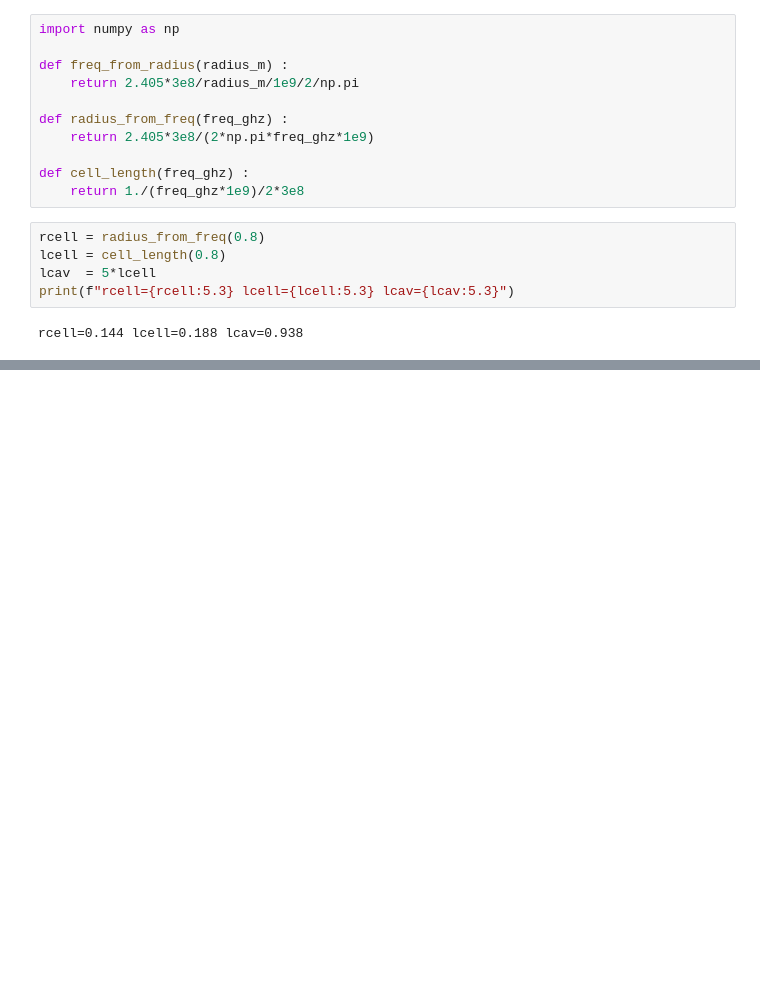
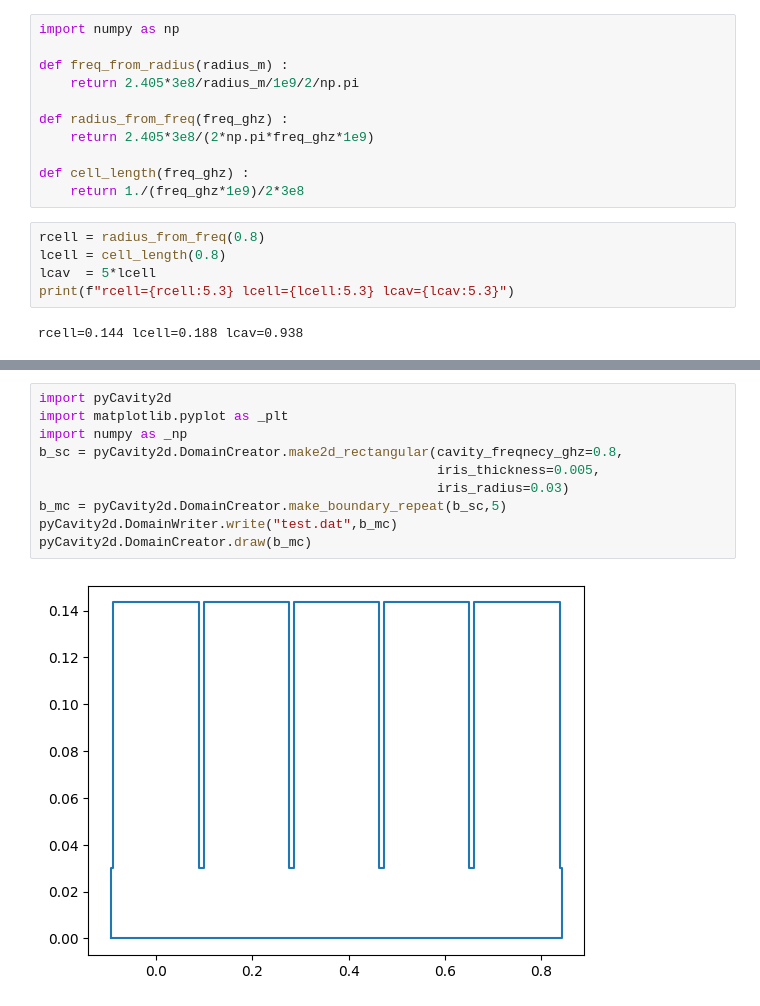
Before and after one commit to stewartboogert/pyAcceleratorFEM, a Jupyter notebook: tutorial/Tutorial_5Cell_800MHz_Rectangular.ipynb, the cells around one changed output, grey strips where cells are left out. Cells and saved outputs as stored; diff of their text form; blank space fills up the shorter version.

```diff
--- a/tutorial/Tutorial_5Cell_800MHz_Rectangular.ipynb
+++ b/tutorial/Tutorial_5Cell_800MHz_Rectangular.ipynb
@@ -108,0 +119,12 @@ _plt.tight_layout()
+# %%
+import pyCavity2d
+import matplotlib.pyplot as _plt
+import numpy as _np
+b_sc = pyCavity2d.DomainCreator.make2d_rectangular(cavity_freqnecy_ghz=0.8,
+                                                   iris_thickness=0.005,
+                                                   iris_radius=0.03)
+b_mc = pyCavity2d.DomainCreator.make_boundary_repeat(b_sc,5)
+pyCavity2d.DomainWriter.write("test.dat",b_mc)
+pyCavity2d.DomainCreator.draw(b_mc)
+# %% [output]
+[figure, added]
```
Also changed, not shown: parts of 11 cells of this notebook.
